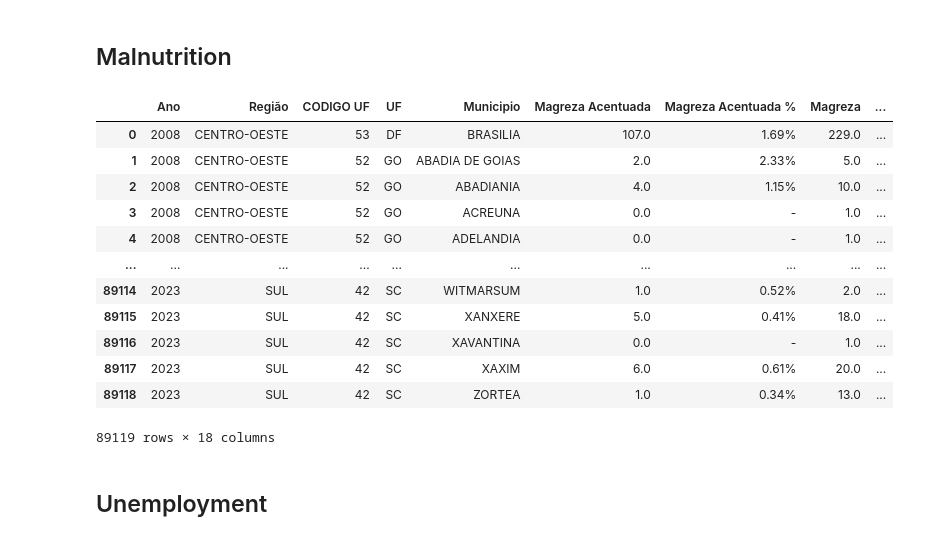
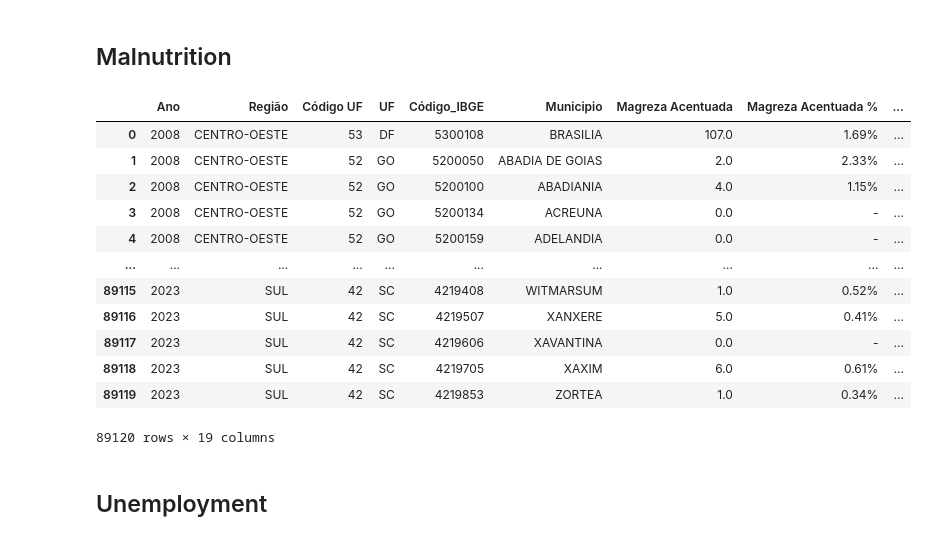
Before and after one commit to anandxrfeu/schooling_resource_predicter_data, a Jupyter notebook: notebooks/Test (Anand).ipynb, the cells around one changed output. Cells and saved outputs as stored; diff of their text form; code cells hidden in the pictures.

```diff
--- a/notebooks/Test (Anand).ipynb
+++ b/notebooks/Test (Anand).ipynb
@@ -57,22 +57,22 @@ pd.read_csv("../transformed_data/acess_to_internet.csv", sep=";")
 # %% [markdown]
 ## Malnutrition
 # %%
-pd.read_csv("../transformed_data/cleaned_Desnutricao.csv", sep=";")
+pd.read_csv("../transformed_data/updated_desnutricao.csv", sep=";")
 # names to be corrected
 # %% [output]
-|  | Ano | Região | CODIGO UF | UF | Municipio | Magreza Acentuada | Magreza Acentuada % | Magreza | ... |
-| 0 | 2008 | CENTRO-OESTE | 53 | DF | BRASILIA | 107.0 | 1.69% | 229.0 | ... |
-| 1 | 2008 | CENTRO-OESTE | 52 | GO | ABADIA DE GOIAS | 2.0 | 2.33% | 5.0 | ... |
-| 2 | 2008 | CENTRO-OESTE | 52 | GO | ABADIANIA | 4.0 | 1.15% | 10.0 | ... |
-| 3 | 2008 | CENTRO-OESTE | 52 | GO | ACREUNA | 0.0 | - | 1.0 | ... |
-| 4 | 2008 | CENTRO-OESTE | 52 | GO | ADELANDIA | 0.0 | - | 1.0 | ... |
+|  | Ano | Região | Código UF | UF | Código_IBGE | Municipio | Magreza Acentuada | Magreza Acentuada % | ... |
+| 0 | 2008 | CENTRO-OESTE | 53 | DF | 5300108 | BRASILIA | 107.0 | 1.69% | ... |
+| 1 | 2008 | CENTRO-OESTE | 52 | GO | 5200050 | ABADIA DE GOIAS | 2.0 | 2.33% | ... |
+| 2 | 2008 | CENTRO-OESTE | 52 | GO | 5200100 | ABADIANIA | 4.0 | 1.15% | ... |
+| 3 | 2008 | CENTRO-OESTE | 52 | GO | 5200134 | ACREUNA | 0.0 | - | ... |
+| 4 | 2008 | CENTRO-OESTE | 52 | GO | 5200159 | ADELANDIA | 0.0 | - | ... |
 | ... | ... | ... | ... | ... | ... | ... | ... | ... | ... |
-| 89114 | 2023 | SUL | 42 | SC | WITMARSUM | 1.0 | 0.52% | 2.0 | ... |
-| 89115 | 2023 | SUL | 42 | SC | XANXERE | 5.0 | 0.41% | 18.0 | ... |
-| 89116 | 2023 | SUL | 42 | SC | XAVANTINA | 0.0 | - | 1.0 | ... |
-| 89117 | 2023 | SUL | 42 | SC | XAXIM | 6.0 | 0.61% | 20.0 | ... |
-| 89118 | 2023 | SUL | 42 | SC | ZORTEA | 1.0 | 0.34% | 13.0 | ... |
+| 89115 | 2023 | SUL | 42 | SC | 4219408 | WITMARSUM | 1.0 | 0.52% | ... |
+| 89116 | 2023 | SUL | 42 | SC | 4219507 | XANXERE | 5.0 | 0.41% | ... |
+| 89117 | 2023 | SUL | 42 | SC | 4219606 | XAVANTINA | 0.0 | - | ... |
+| 89118 | 2023 | SUL | 42 | SC | 4219705 | XAXIM | 6.0 | 0.61% | ... |
+| 89119 | 2023 | SUL | 42 | SC | 4219853 | ZORTEA | 1.0 | 0.34% | ... |
-89119 rows × 18 columns
+89120 rows × 19 columns
 # %% [markdown]
 ## Unemployment
 # %%
```
Also changed, not shown: parts of 2 cells of this notebook, 2 other files.
